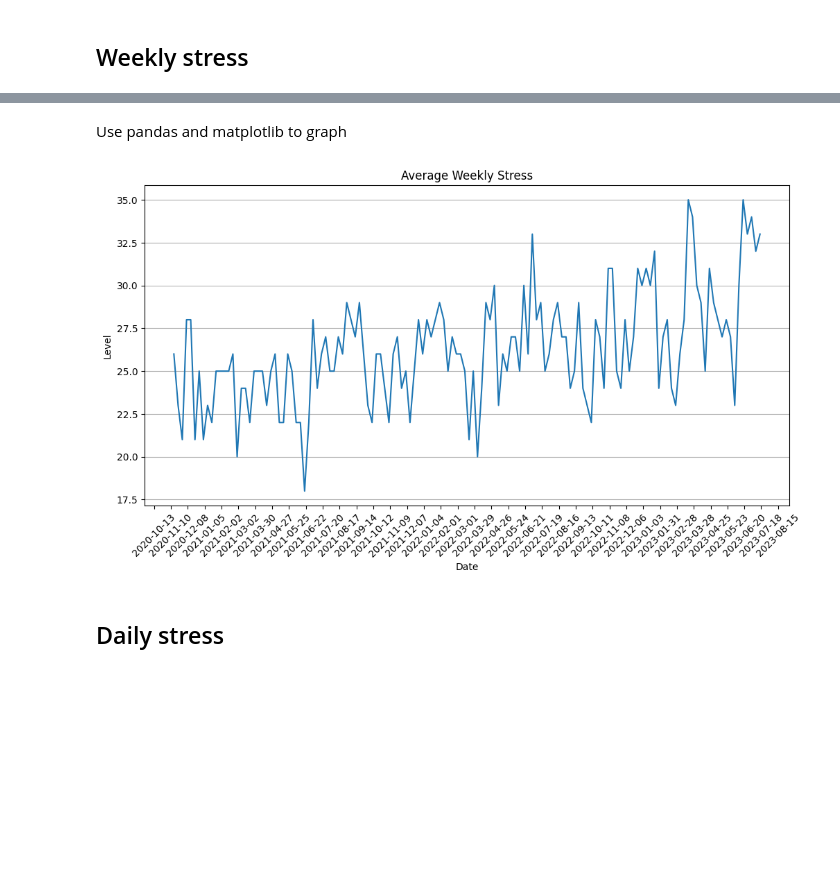
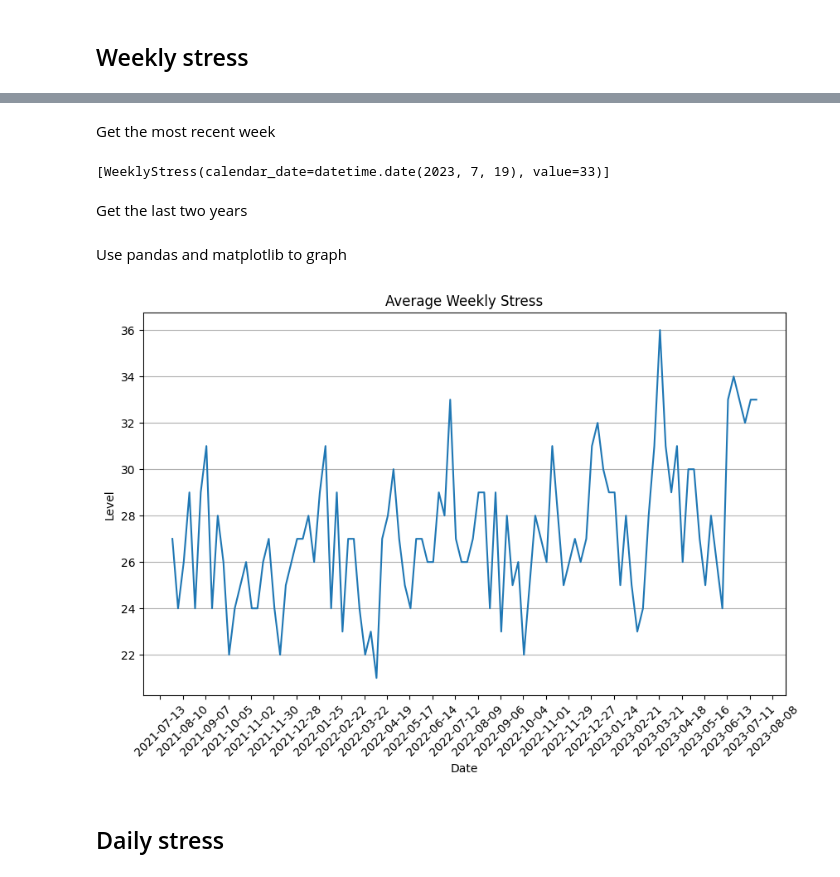
Before and after one commit to matin/garth, a Jupyter notebook: colabs/stress.ipynb, the cells around one changed output, grey strips where cells are left out. Cells and saved outputs as stored; diff of their text form; code cells hidden in the pictures; blank space fills up the shorter version.

Commit message:
update for garth 0.2.4

```diff
--- a/colabs/stress.ipynb
+++ b/colabs/stress.ipynb
@@ -60,28 +42,35 @@ stress[0]
+# %% [markdown]
+Get the most recent week
+# %%
+garth.WeeklyStress.get()
+# %% [output]
+[WeeklyStress(calendar_date=datetime.date(2023, 7, 19), value=33)]
+# %% [markdown]
+Get the last two years
+# %%
+weekly_stress = garth.WeeklyStress.get(weeks=104)
 # %% [markdown]
 Use pandas and matplotlib to graph
 # %%
 import pandas as pd
 import matplotlib.pyplot as plt
 import matplotlib.dates as mdates
 
-df = pd.DataFrame(stress).sort_values('calendarDate')
-
-# Convert the dates from string to datetime format
-df['calendarDate'] = pd.to_datetime(df['calendarDate'])
+df = pd.DataFrame(weekly_stress).sort_values('calendar_date')
 
 # Plot the data
-fig, ax = plt.subplots(figsize=(12,6))
-ax.plot(df['calendarDate'], df['value'])
+fig, ax = plt.subplots(figsize=(10, 6))
+ax.plot(df['calendar_date'], df['value'])
 ax.xaxis.set_major_locator(mdates.WeekdayLocator(interval=4))
 ax.xaxis.set_major_formatter(mdates.DateFormatter('%Y-%m-%d'))
 plt.xlabel('Date')
 plt.ylabel('Level')
 plt.title('Average Weekly Stress')
 plt.grid(True, axis='y')
 plt.xticks(rotation=45)
 plt.show()
 # %% [output]
-[figure, old version]
+[figure, new version]
 # %% [markdown]
 ## Daily stress
 # %% [markdown]
```
Also changed, not shown: parts of 16 cells of this notebook.
